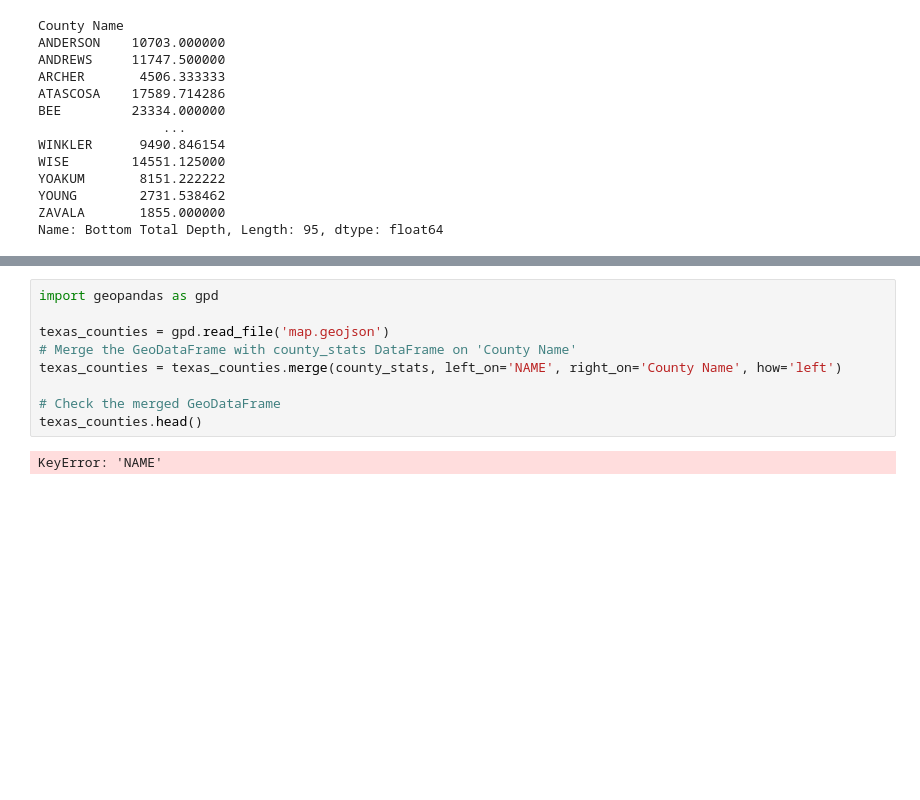
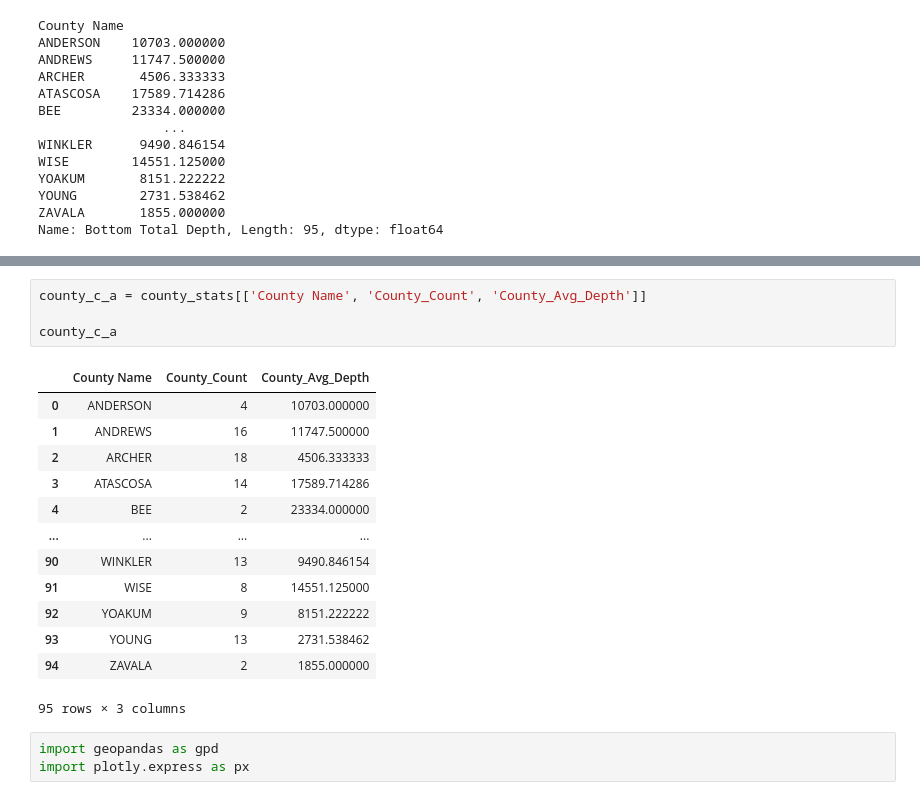
Before and after one commit to freshapple123/NaturalGasSurvey-, a Jupyter notebook: 박현도.ipynb, the cells around one changed output, grey strips where cells are left out. Cells and saved outputs as stored; diff of their text form; blank space fills up the shorter version.

```diff
--- a/박현도.ipynb
+++ b/박현도.ipynb
@@ -115,14 +113,24 @@ county_stats
 | 93 | YOUNG | 503 | 13 | 2731.538462 |
 | 94 | ZAVALA | 507 | 2 | 1855.000000 |
 95 rows × 4 columns
-# %%
-import geopandas as gpd
-
-texas_counties = gpd.read_file('map.geojson')
-# Merge the GeoDataFrame with county_stats DataFrame on 'County Name'
-texas_counties = texas_counties.merge(county_stats, left_on='NAME', right_on='County Name', how='left')
-
-# Check the merged GeoDataFrame
-texas_counties.head()
-# %% [output]
-KeyError: 'NAME'
+# %%
+county_c_a = county_stats[['County Name', 'County_Count', 'County_Avg_Depth']]
+
+county_c_a
+# %% [output]
+|  | County Name | County_Count | County_Avg_Depth |
+| 0 | ANDERSON | 4 | 10703.000000 |
+| 1 | ANDREWS | 16 | 11747.500000 |
+| 2 | ARCHER | 18 | 4506.333333 |
+| 3 | ATASCOSA | 14 | 17589.714286 |
+| 4 | BEE | 2 | 23334.000000 |
+| ... | ... | ... | ... |
+| 90 | WINKLER | 13 | 9490.846154 |
+| 91 | WISE | 8 | 14551.125000 |
+| 92 | YOAKUM | 9 | 8151.222222 |
+| 93 | YOUNG | 13 | 2731.538462 |
+| 94 | ZAVALA | 2 | 1855.000000 |
+95 rows × 3 columns
+# %%
+import geopandas as gpd
+import plotly.express as px
```
Also changed, not shown: parts of 5 cells of this notebook.
